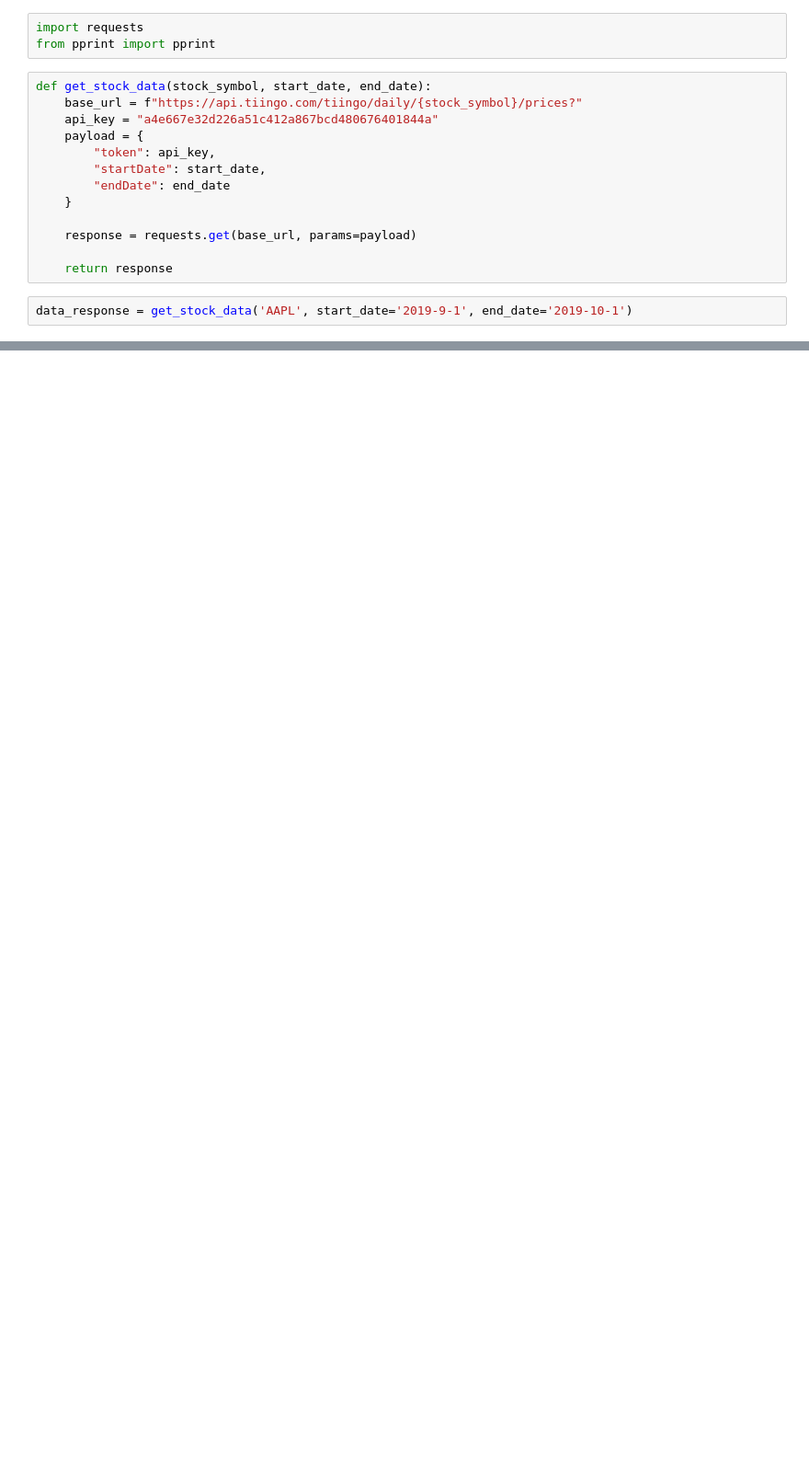
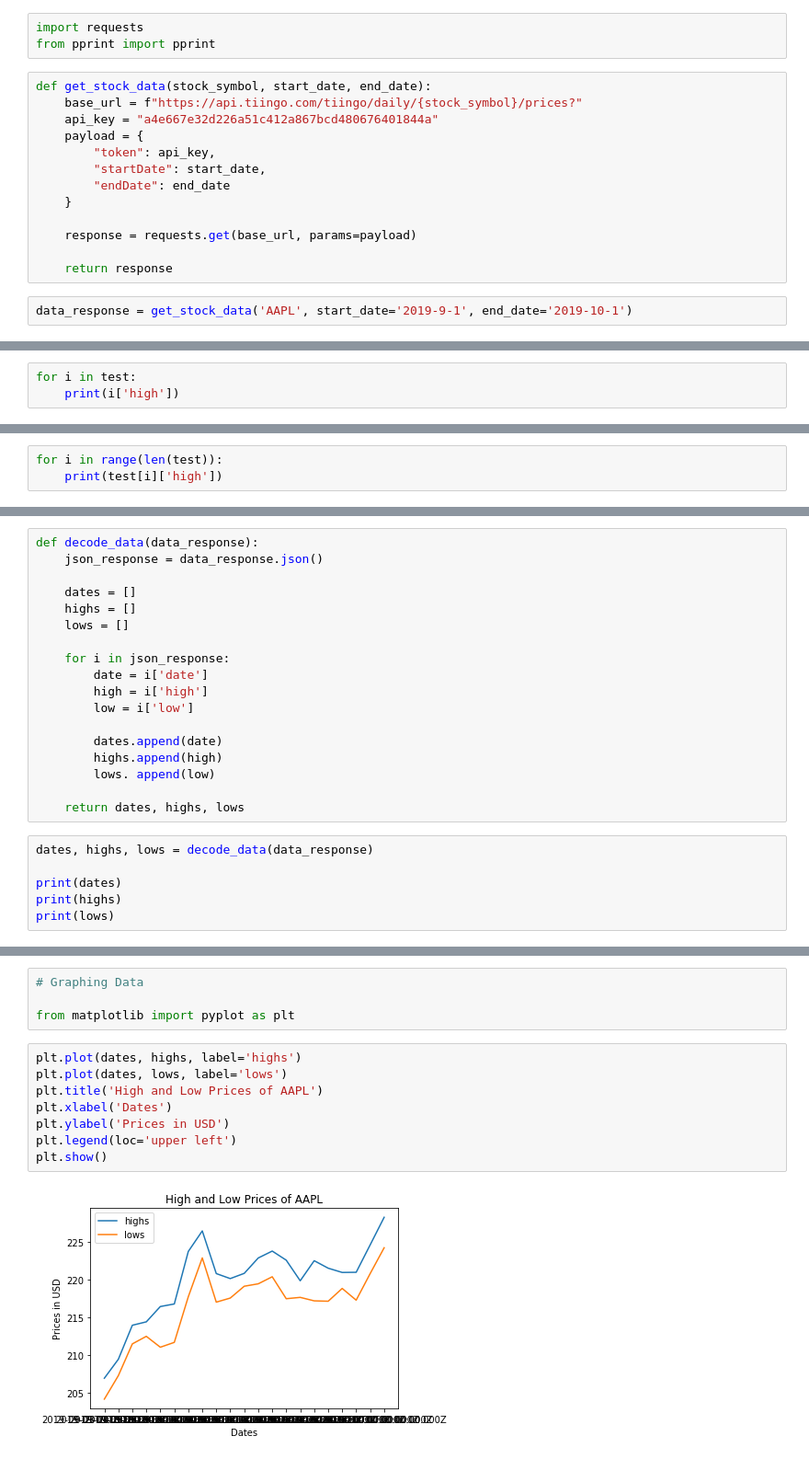
Before and after one commit to ivalderrama/wall_street_coder, a Jupyter notebook: 11.stock_data_api/stock_data_api_tutorial.ipynb, the cells around one changed output, grey strips where cells are left out. Shown at 92% size. Drawn from its saved outputs; the diff is of its cells as text; blank space fills up the shorter version.

```diff
--- a/11.stock_data_api/stock_data_api_tutorial.ipynb
+++ b/11.stock_data_api/stock_data_api_tutorial.ipynb
@@ -39,0 +42,3 @@ https://api.tiingo.com/tiingo/daily/AAPL/prices?token=a4e667e32d226a51c412a867bc
+# %%
+for i in test:
+    print(i['high'])
@@ -39,0 +63,3 @@ https://api.tiingo.com/tiingo/daily/AAPL/prices?token=a4e667e32d226a51c412a867bc
+# %%
+for i in range(len(test)):
+    print(test[i]['high'])
@@ -39,0 +84,24 @@ https://api.tiingo.com/tiingo/daily/AAPL/prices?token=a4e667e32d226a51c412a867bc
+# %%
+def decode_data(data_response):
+    json_response = data_response.json()
+
+    dates = []
+    highs = []
+    lows = []
+
+    for i in json_response:
+        date = i['date']
+        high = i['high']
+        low = i['low']
+
+        dates.append(date)
+        highs.append(high)
+        lows. append(low)
+
+    return dates, highs, lows
+# %%
+dates, highs, lows = decode_data(data_response)
+
+print(dates)
+print(highs)
+print(lows)
@@ -39,0 +112,14 @@ https://api.tiingo.com/tiingo/daily/AAPL/prices?token=a4e667e32d226a51c412a867bc
+# %%
+# Graphing Data
+
+from matplotlib import pyplot as plt
+# %%
+plt.plot(dates, highs, label='highs')
+plt.plot(dates, lows, label='lows')
+plt.title('High and Low Prices of AAPL')
+plt.xlabel('Dates')
+plt.ylabel('Prices in USD')
+plt.legend(loc='upper left')
+plt.show()
+# %% [output]
+[figure, added]
```
Also changed, not shown: parts of 5 cells of this notebook.
